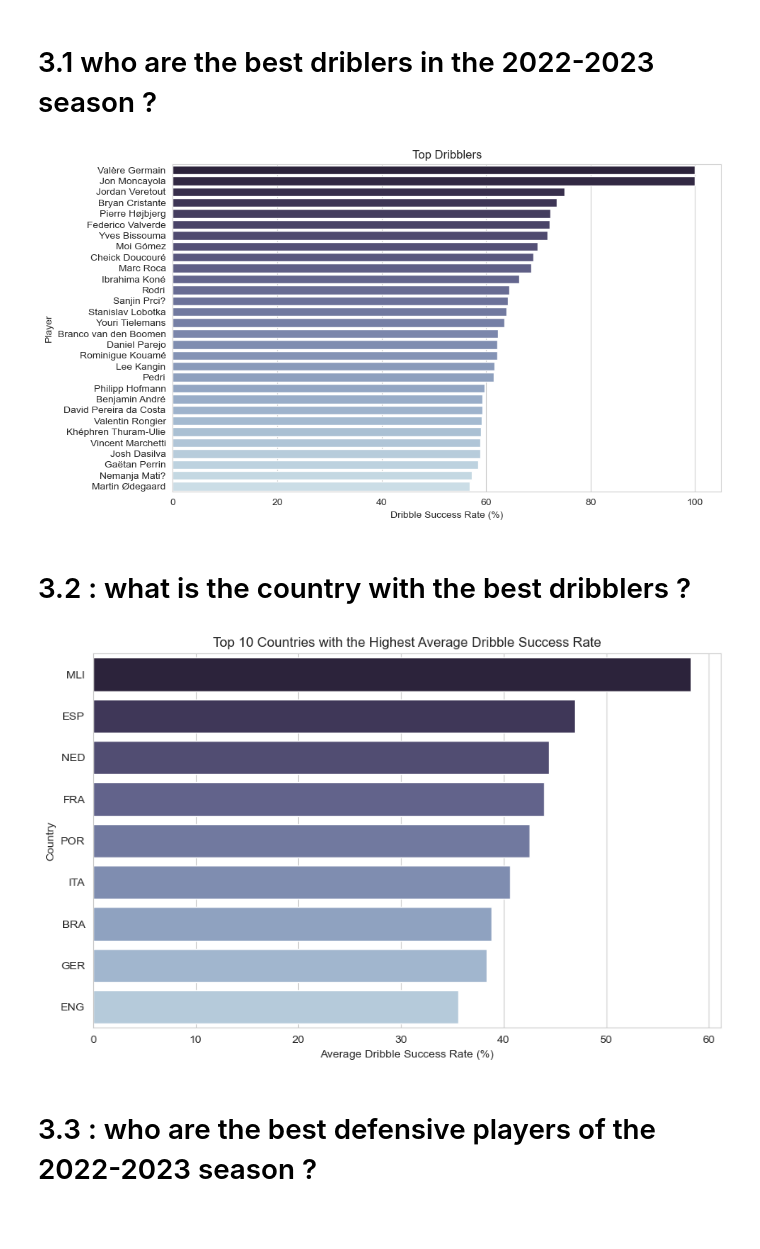
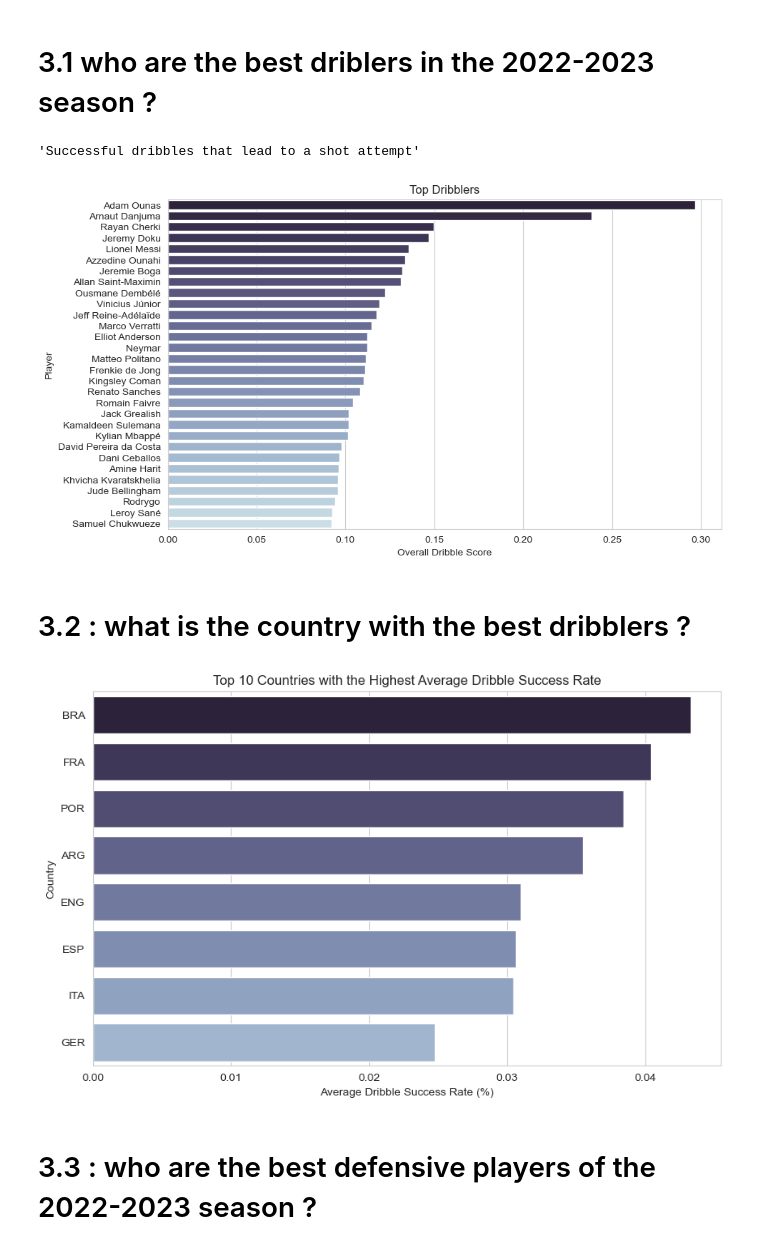
Before and after one commit to com-480-data-visualization/com-480-project-DonPollo, a Jupyter notebook: milestone1.ipynb, the cells around one changed output. Saved outputs shown, nothing was run; the diff lists cells and outputs as text; code cells hidden in the pictures; blank space fills up the shorter version.

```diff
--- a/milestone1.ipynb
+++ b/milestone1.ipynb
@@ -40,8 +51,11 @@ import numpy as np
 import matplotlib.pyplot as plt
 import seaborn as sns
 import warnings
+from sklearn.preprocessing import MinMaxScaler
+
 warnings.filterwarnings('ignore')
 
 # loading the data
 playerStatsDf = pd.read_csv('dataset/player_stats.csv', encoding='ISO-8859-1', delimiter=';')
 teamStatsDf = pd.read_csv('dataset/team_stats.csv', encoding='ISO-8859-1', delimiter=';')
+fifaPlayersDf = pd.read_csv('dataset/fifa_player_stats.csv')
@@ -90,3 +430,16 @@ Index(['Rk', 'Player', 'Nation', 'Pos', 'Squad', 'Comp', 'Age', 'Born', 'MP',
+# %%
+scaler = MinMaxScaler()
+playerRadarDf = scaler.fit_transform(playerStatsDf[np.unique(playing_time + forward_features + midfielder_features + defender_features+["TeamRank"])])
+playerRadarDf = pd.DataFrame(playerRadarDf)
+playerRadarDf.columns = np.unique(playing_time + forward_features + midfielder_features + defender_features+["TeamRank"])
+playerStatsDf.reset_index(drop=True, inplace=True)
+playerRadarDf.reset_index(drop=True, inplace=True)
+playerRadarDf = pd.concat([playerStatsDf[["Player", "Pos", "Comp","Nation"]], playerRadarDf], axis=1)
+df_outliers = playerStatsDf[playerStatsDf["MP"] < 10]
+outlier_players = list(df_outliers["Player"].values)
+df_outliers_radar = playerRadarDf[playerRadarDf["Player"].isin(outlier_players)]
+df_players = playerStatsDf[~playerStatsDf["Player"].isin(outlier_players)]
+playerRadarDf = playerRadarDf[~playerRadarDf["Player"].isin(outlier_players)]
 # %%
 teamStatsDf.head(5)
 # %% [output]
@@ -289,2 +642,6 @@ plt.show()
 # %% [markdown]
 # 3.1 who are the best driblers in the 2022-2023 season ?
+# %%
+get_feature_meaning("ScaDrib")
+# %% [output]
+'Successful dribbles that lead to a shot attempt'
@@ -291,41 +650,41 @@ plt.show()
 # %%
-playerStatsDf['dribble_metric'] = playerStatsDf.apply(lambda row: (row['ToSuc'] / row['ToAtt']) * 100 if row['ToAtt'] > 0 and row['MP'] >= 20 else 0, axis=1)
+playerRadarDf['dribble_metric'] = playerRadarDf.apply(
+    lambda row: (row['CarPrgDist'] + row['ToSuc'] + row['ScaDrib']) * (0.2*(1.5-row['TeamRank'])),
+    axis=1
+)
 
-filtered_players_df = playerStatsDf[playerStatsDf['Pos'].isin(['MFFW', 'MF','FWMF','FW'])]
+top_dribblers_df = playerRadarDf[playerRadarDf['Pos'].isin(['MFFW', 'MF','FWMF','FW'])]
 
-top_dribblers_df = filtered_players_df.sort_values(by='dribble_metric', ascending=False).head(30)
-
+top_dribblers_df = top_dribblers_df.sort_values(by='dribble_metric', ascending=False)
 colors = sns.color_palette("ch:s=.25,rot=-.25", n_colors=30)[::-1]
 
 plt.figure(figsize=(10, 6))
-sns.barplot(data=top_dribblers_df, x='dribble_metric', y='Player', palette=colors)
+sns.barplot(data=top_dribblers_df.head(30), x='dribble_metric', y='Player', palette=colors)
 
 plt.title('Top Dribblers')
-plt.xlabel('Dribble Success Rate (%)')
+plt.xlabel('Overall Dribble Score')
 plt.ylabel('Player')
 plt.grid(True, axis='x')
 plt.show()
 # %% [output]
-[figure, old version]
+[figure, new version]
 # %% [markdown]
 # 3.2 : what is the country with the best dribblers ?
 # %%
-filtered_players_df = filtered_players_df[(filtered_players_df['dribble_metric'] > 0) & (filtered_players_df['MP'] >= 5)]
+filtered_by_nation = top_dribblers_df.groupby('Nation').filter(lambda x: len(x) >= 20)
 
-filtered_players_df = filtered_players_df.groupby('Nation').filter(lambda x: len(x) >= 5)
-
-country_avg_dribble = filtered_players_df.groupby('Nation')['dribble_metric'].mean().sort_values(ascending=False).head(10)
+country_avg_dribble = filtered_by_nation.groupby('Nation')['dribble_metric'].mean().sort_values(ascending=False).head(10)
 
 colors = sns.color_palette("ch:s=.25,rot=-.25", n_colors=10)[::-1]
 plt.figure(figsize=(10, 6))
 sns.barplot(x=country_avg_dribble.values, y=country_avg_dribble.index, palette=colors)
 
 plt.title('Top 10 Countries with the Highest Average Dribble Success Rate')
 plt.xlabel('Average Dribble Success Rate (%)')
 plt.ylabel('Country')
 plt.grid(True, axis='x')
 plt.show()
 # %% [output]
-[figure, old version]
+[figure, new version]
 # %% [markdown]
 # 3.3 : who are the best defensive players of the 2022-2023 season ?
```
Also changed, not shown: parts of 32 cells of this notebook, 4 other files.
